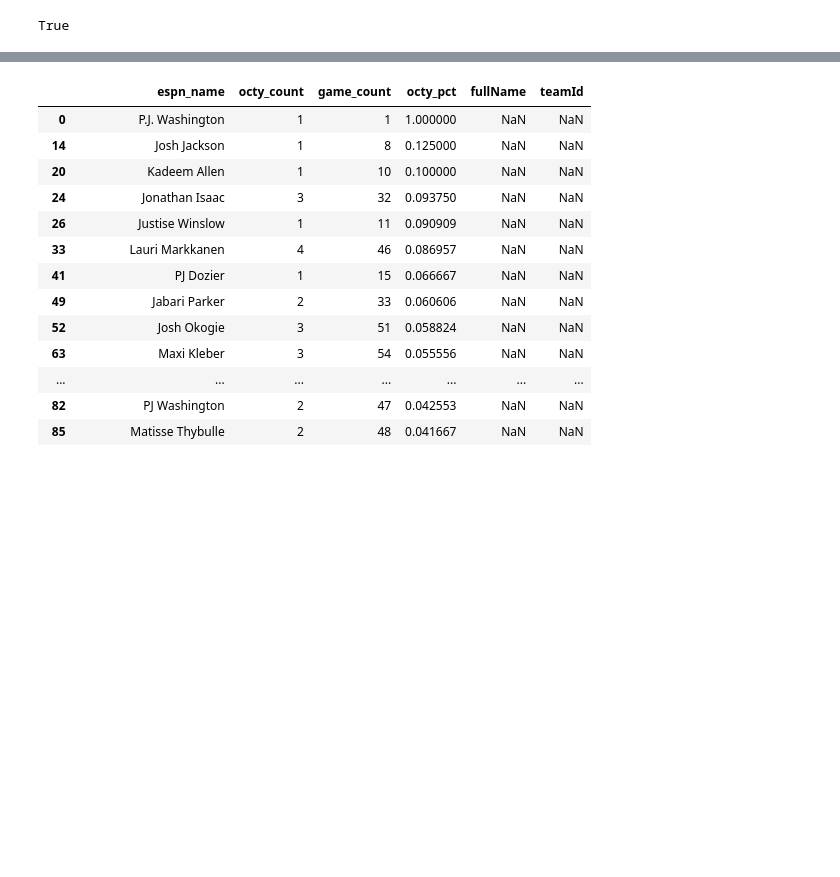
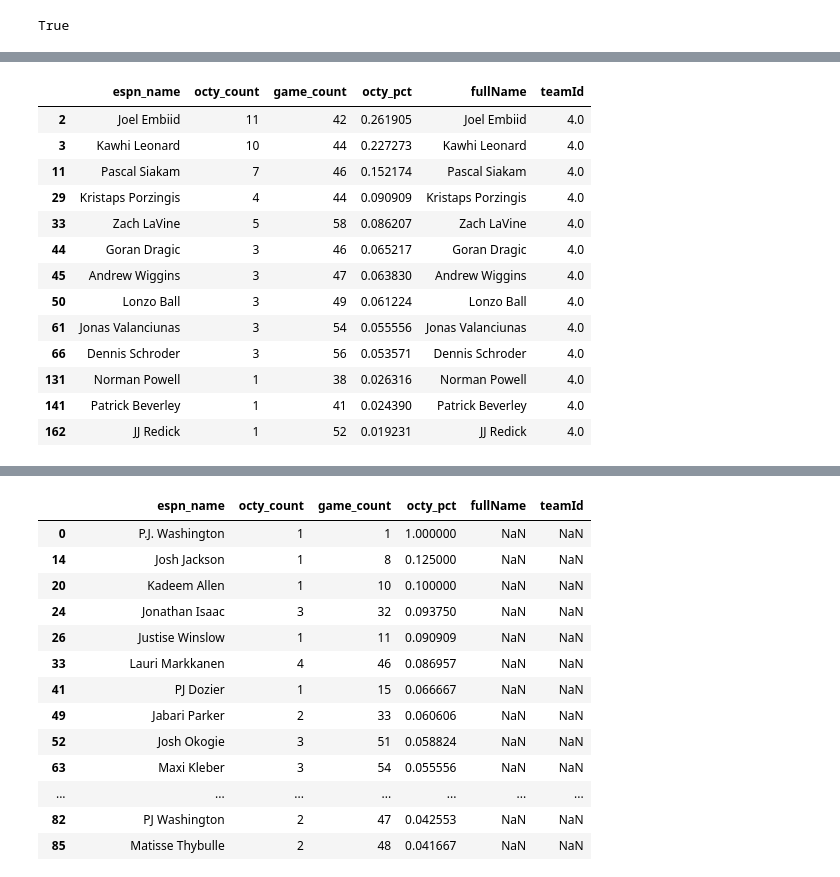
Before and after one commit to codyschank/cluj, a Jupyter notebook: octys.ipynb, the cells around one changed output, grey strips where cells are left out. Saved outputs shown, nothing was run; the diff lists cells and outputs as text; code cells hidden in the pictures; blank space fills up the shorter version.

```diff
--- a/octys.ipynb
+++ b/octys.ipynb
@@ -135,4 +135,21 @@ teamId
 Name: octy_count, dtype: int64
+# %%
+rosters_merge.loc[rosters_merge.teamId == 4]
+# %% [output]
+|  | espn_name | octy_count | game_count | octy_pct | fullName | teamId |
+| 2 | Joel Embiid | 11 | 42 | 0.261905 | Joel Embiid | 4.0 |
+| 3 | Kawhi Leonard | 10 | 44 | 0.227273 | Kawhi Leonard | 4.0 |
+| 11 | Pascal Siakam | 7 | 46 | 0.152174 | Pascal Siakam | 4.0 |
+| 29 | Kristaps Porzingis | 4 | 44 | 0.090909 | Kristaps Porzingis | 4.0 |
+| 33 | Zach LaVine | 5 | 58 | 0.086207 | Zach LaVine | 4.0 |
+| 44 | Goran Dragic | 3 | 46 | 0.065217 | Goran Dragic | 4.0 |
+| 45 | Andrew Wiggins | 3 | 47 | 0.063830 | Andrew Wiggins | 4.0 |
+| 50 | Lonzo Ball | 3 | 49 | 0.061224 | Lonzo Ball | 4.0 |
+| 61 | Jonas Valanciunas | 3 | 54 | 0.055556 | Jonas Valanciunas | 4.0 |
+| 66 | Dennis Schroder | 3 | 56 | 0.053571 | Dennis Schroder | 4.0 |
+| 131 | Norman Powell | 1 | 38 | 0.026316 | Norman Powell | 4.0 |
+| 141 | Patrick Beverley | 1 | 41 | 0.024390 | Patrick Beverley | 4.0 |
+| 162 | JJ Redick | 1 | 52 | 0.019231 | JJ Redick | 4.0 |
 # %%
 rosters_merge.loc[rosters_merge.teamId == 10]
 # %% [output]
```
Also changed, not shown: parts of 10 cells of this notebook, 2 other files.
